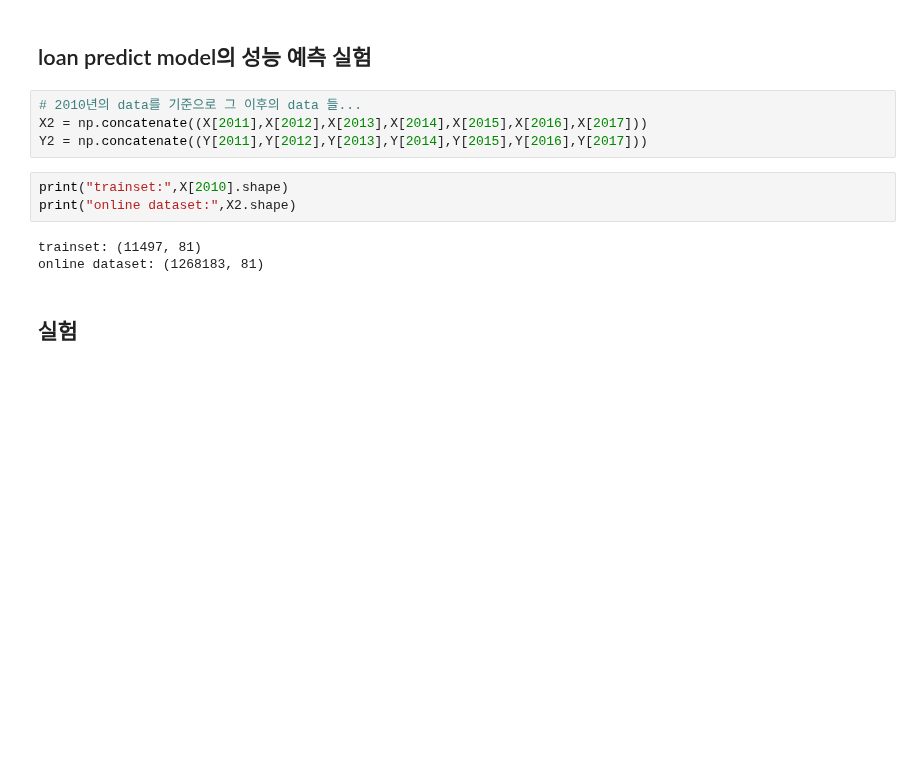
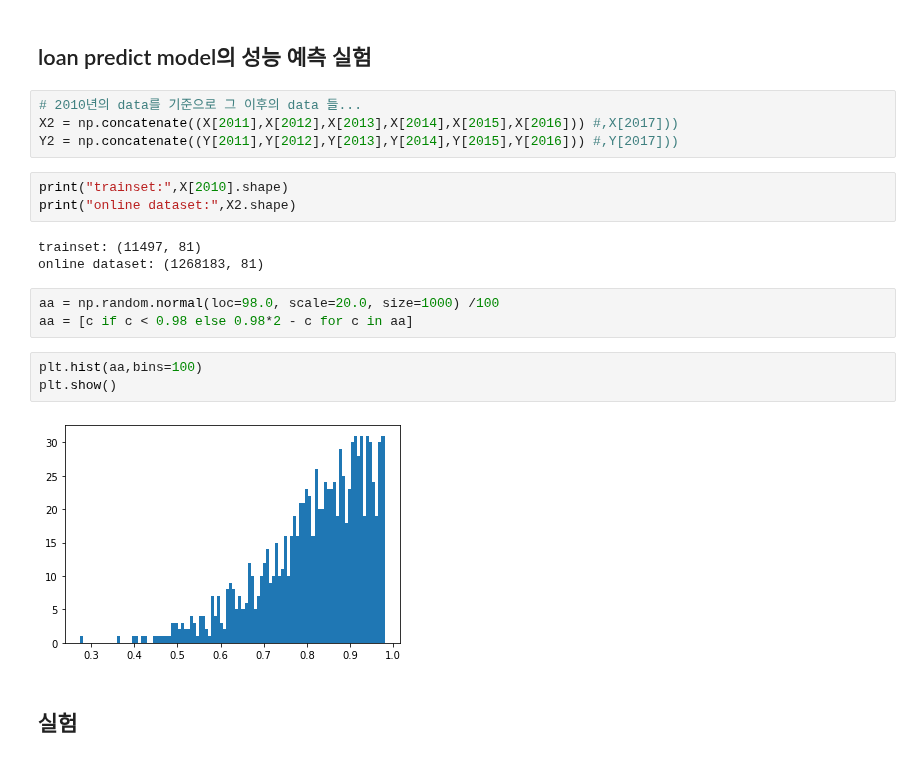
Before and after one commit to dolmani38/drift, a Jupyter notebook: Concept drift에 의한 모델의 성능 추정 방법_1112.ipynb, the cells around one changed output. Saved outputs shown, nothing was run; the diff lists cells and outputs as text; blank space fills up the shorter version.

```diff
--- a/Concept drift에 의한 모델의 성능 추정 방법_1112.ipynb
+++ b/Concept drift에 의한 모델의 성능 추정 방법_1112.ipynb
@@ -1183,13 +671,21 @@ toplist
 ## loan predict model의 성능 예측 실험
 # %%
 # 2010년의 data를 기준으로 그 이후의 data 들...
-X2 = np.concatenate((X[2011],X[2012],X[2013],X[2014],X[2015],X[2016],X[2017]))
-Y2 = np.concatenate((Y[2011],Y[2012],Y[2013],Y[2014],Y[2015],Y[2016],Y[2017]))
+X2 = np.concatenate((X[2011],X[2012],X[2013],X[2014],X[2015],X[2016])) #,X[2017]))
+Y2 = np.concatenate((Y[2011],Y[2012],Y[2013],Y[2014],Y[2015],Y[2016])) #,Y[2017]))
 # %%
 print("trainset:",X[2010].shape)
 print("online dataset:",X2.shape)
 # %% [output]
 trainset: (11497, 81)
 online dataset: (1268183, 81)
+# %%
+aa = np.random.normal(loc=98.0, scale=20.0, size=1000) /100
+aa = [c if c < 0.98 else 0.98*2 - c for c in aa]
+# %%
+plt.hist(aa,bins=100)
+plt.show()
+# %% [output]
+[figure, added]
 # %% [markdown]
 ## 실험
```
Also changed, not shown: parts of 9 cells of this notebook.
